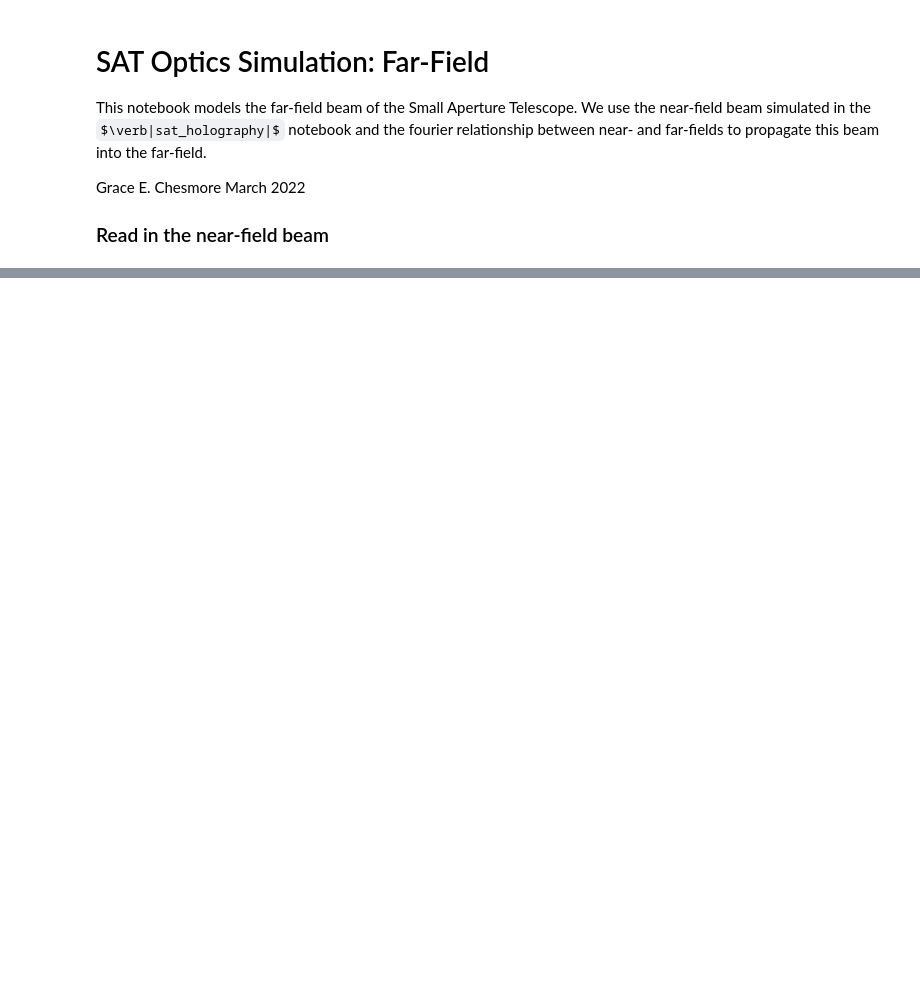
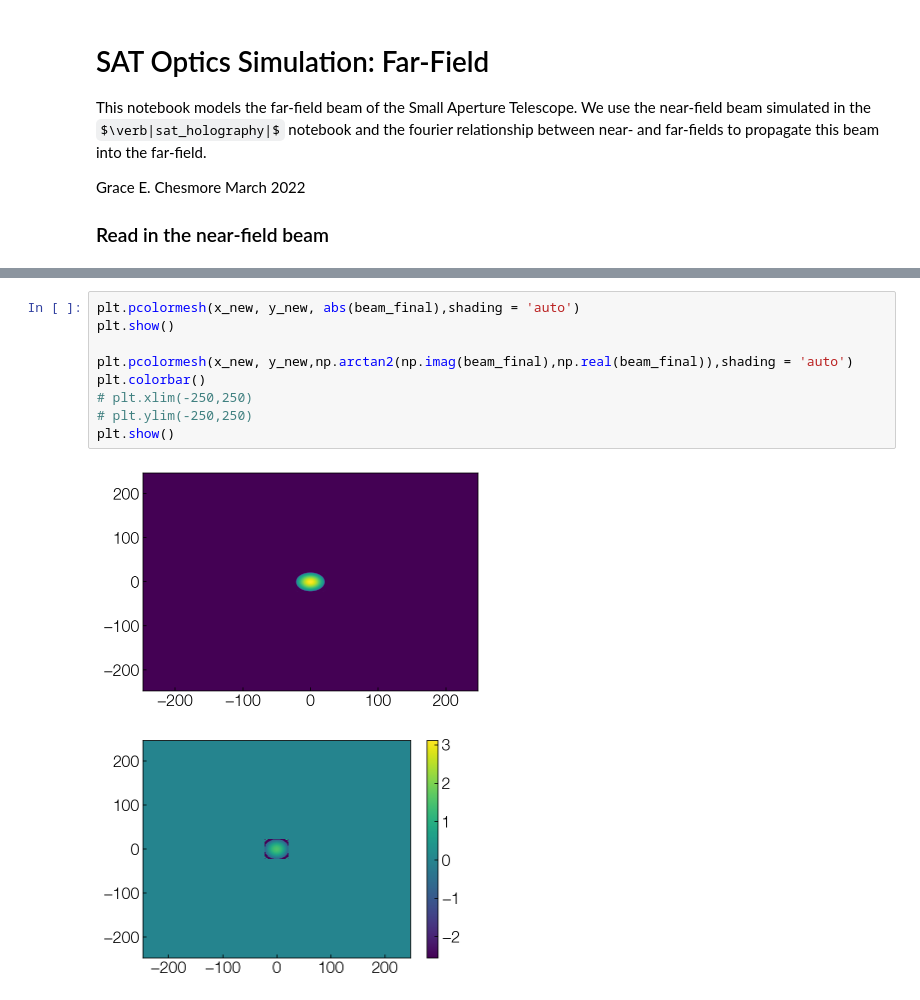
Before and after one commit to McMahonCosmologyGroup/sosat_optics, a Jupyter notebook: notebooks/sat_farfield.ipynb, the cells around one changed output, grey strips where cells are left out. Saved outputs shown, nothing was run; the diff lists cells and outputs as text; some formulas as TeX source; blank space fills up the shorter version.

```diff
--- a/notebooks/sat_farfield.ipynb
+++ b/notebooks/sat_farfield.ipynb
@@ -73 +107,13 @@ y_int = abs(y[0,0]-y[1,1])
+# %%
+plt.pcolormesh(x_new, y_new, abs(beam_final),shading = 'auto')
+plt.show()
+
+plt.pcolormesh(x_new, y_new,np.arctan2(np.imag(beam_final),np.real(beam_final)),shading = 'auto')
+plt.colorbar()
+# plt.xlim(-250,250)
+# plt.ylim(-250,250)
+plt.show()
+# %% [output]
+[figure, added]
+[figure, added]
 # %%
```
Also changed, not shown: parts of 10 cells of this notebook, 2 other files.
